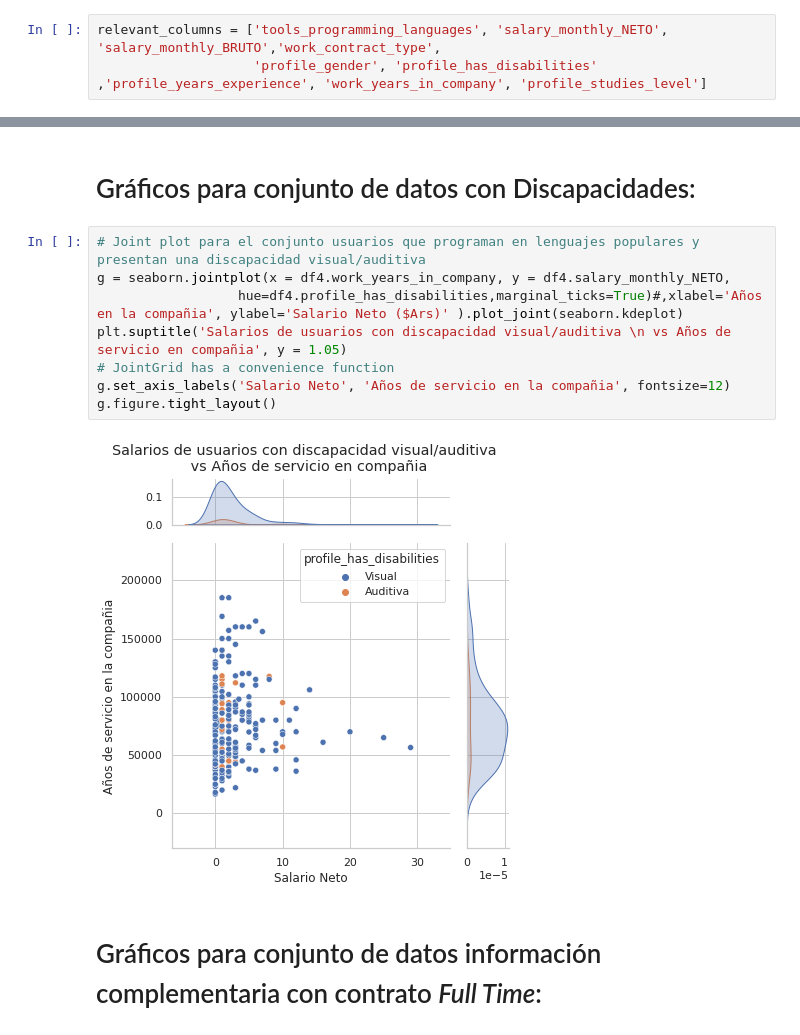
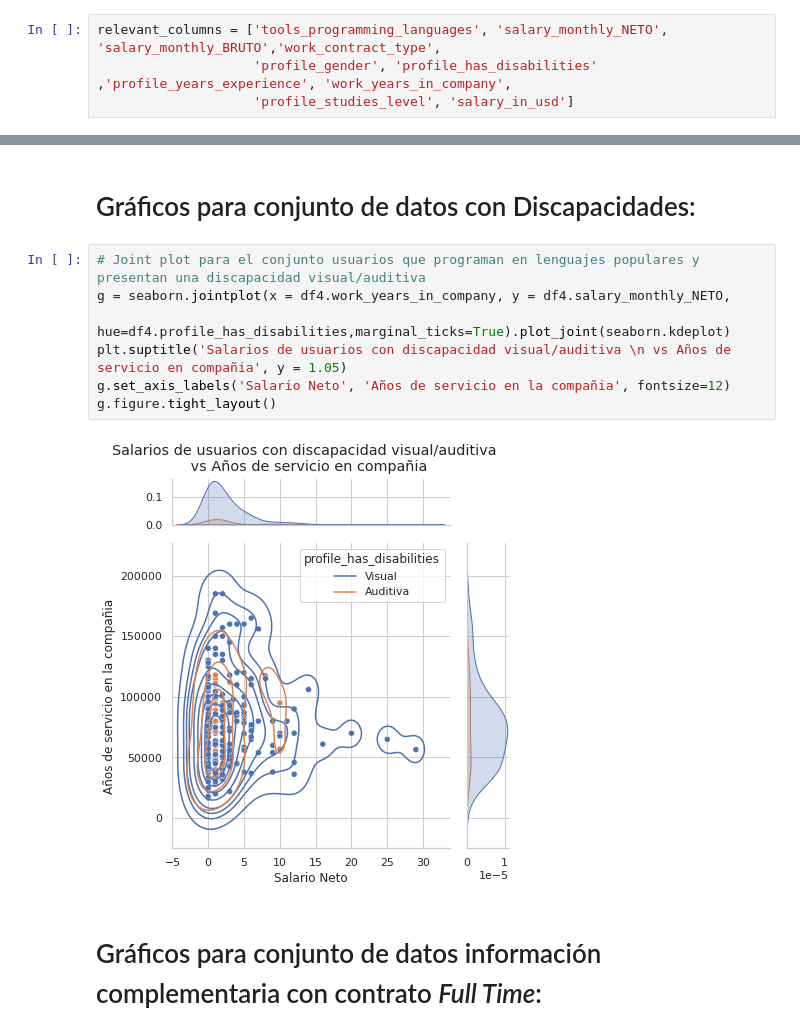
Before and after one commit to argennof/Data_A-V_2022, a Jupyter notebook: Grupo_24_Entregable_Parte_1.ipynb, the cells around one changed output, grey strips where cells are left out. Saved outputs shown, nothing was run; the diff lists cells and outputs as text.

```diff
--- a/Grupo_24_Entregable_Parte_1.ipynb
+++ b/Grupo_24_Entregable_Parte_1.ipynb
@@ -106,7 +107,8 @@ Name: tools_programming_languages, Length: 6095, dtype: object
 #### * Selección de las columnas relevantes:
 # %%
 relevant_columns = ['tools_programming_languages', 'salary_monthly_NETO', 'salary_monthly_BRUTO','work_contract_type',
-                    'profile_gender', 'profile_has_disabilities' ,'profile_years_experience', 'work_years_in_company', 'profile_studies_level']
+                    'profile_gender', 'profile_has_disabilities' ,'profile_years_experience', 'work_years_in_company',
+                    'profile_studies_level', 'salary_in_usd']
 # %% [markdown]
 #### * Limpieza del conjunto base:
 # %%
@@ -570,13 +575,12 @@ df6 = df_comple_dis2.reset_index().drop_duplicates(subset='index', keep='first')
 # %%
 # Joint plot para el conjunto usuarios que programan en lenguajes populares y presentan una discapacidad visual/auditiva
 g = seaborn.jointplot(x = df4.work_years_in_company, y = df4.salary_monthly_NETO,
-                  hue=df4.profile_has_disabilities,marginal_ticks=True)#,xlabel='Años en la compañia', ylabel='Salario Neto ($Ars)' ).plot_joint(seaborn.kdeplot)
+                  hue=df4.profile_has_disabilities,marginal_ticks=True).plot_joint(seaborn.kdeplot)
 plt.suptitle('Salarios de usuarios con discapacidad visual/auditiva \n vs Años de servicio en compañia', y = 1.05)
-# JointGrid has a convenience function
 g.set_axis_labels('Salario Neto', 'Años de servicio en la compañia', fontsize=12)
 g.figure.tight_layout()
 # %% [output]
-[figure, old version]
+[figure, new version]
 # %% [markdown]
 # Gráficos para conjunto de datos información complementaria con contrato _Full Time_:
 # %%
```
Also changed, not shown: parts of 17 cells of this notebook.
